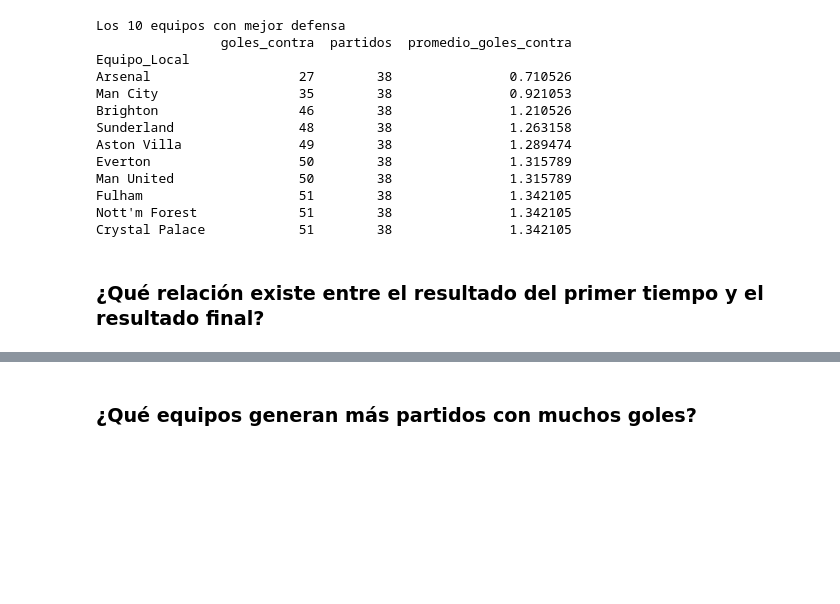
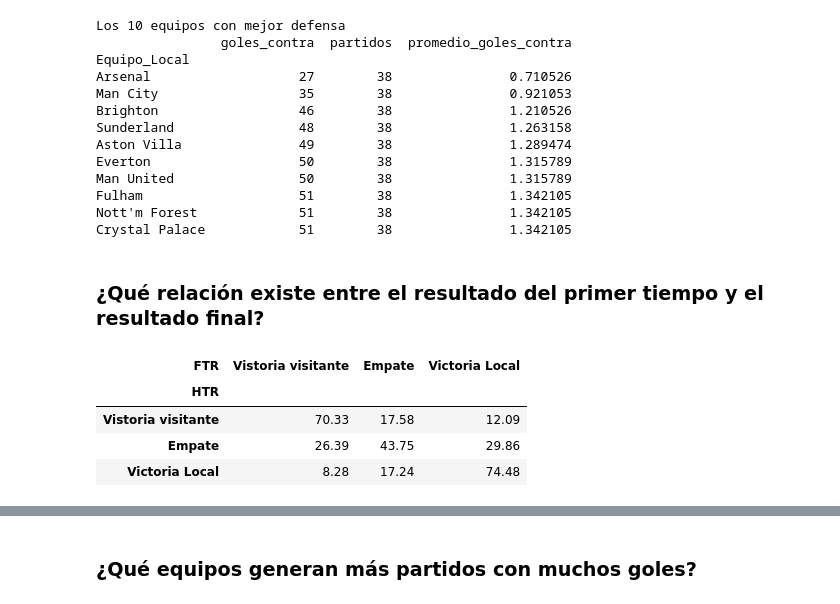
Before and after one commit to Liberato-Mayk/analisis_premier_2021, a Jupyter notebook: main.ipynb, the cells around one changed output, grey strips where cells are left out. Cells and saved outputs as stored; diff of their text form; code cells hidden in the pictures; blank space fills up the shorter version.

Commit message:
segundo avance

```diff
--- a/main.ipynb
+++ b/main.ipynb
@@ -193,3 +193,38 @@ Nott'm Forest             51        38               1.342105
 Crystal Palace            51        38               1.342105
 # %% [markdown]
 ### ¿Qué relación existe entre el resultado del primer tiempo y el resultado final?
+# %%
+etiquetas = {
+    "H": "Victoria Local",
+    "D": "Empate",
+    "A": "Vistoria visitante"
+}
+
+# contamos cuantos partidos hay para cada conbinacion
+tabla = pd.crosstab(premier_2526["HTR"], premier_2526["FTR"])
+# cuenta los partidos segun la combinación de resultados del primer tiempo y del resultado final, por ejemplo, podrás identificar cuántos partidos terminaron con victoria local cuando el local ya iba ganando al descanso.
+
+# cambiamos lo codigos por nombre
+tabla = tabla.rename(index=etiquetas, columns=etiquetas)
+# %%
+# calculamos el resultado por cada resultado del primer tiempo
+porcentajes_relacion = pd.crosstab(
+    premier_2526["HTR"],
+    premier_2526["FTR"],
+    normalize="index"
+)*100
+
+# traducimos los codigos
+porcentajes_relacion = porcentajes_relacion.rename(
+    index=etiquetas,
+    columns=etiquetas
+)
+
+# mostramos los resultados
+porcentajes_relacion.round(2)
+# %% [output]
+| FTR | Vistoria visitante | Empate | Victoria Local |
+| HTR |  |  |  |
+| Vistoria visitante | 70.33 | 17.58 | 12.09 |
+| Empate | 26.39 | 43.75 | 29.86 |
+| Victoria Local | 8.28 | 17.24 | 74.48 |
```
Also changed, not shown: parts of 1 cell of this notebook.
